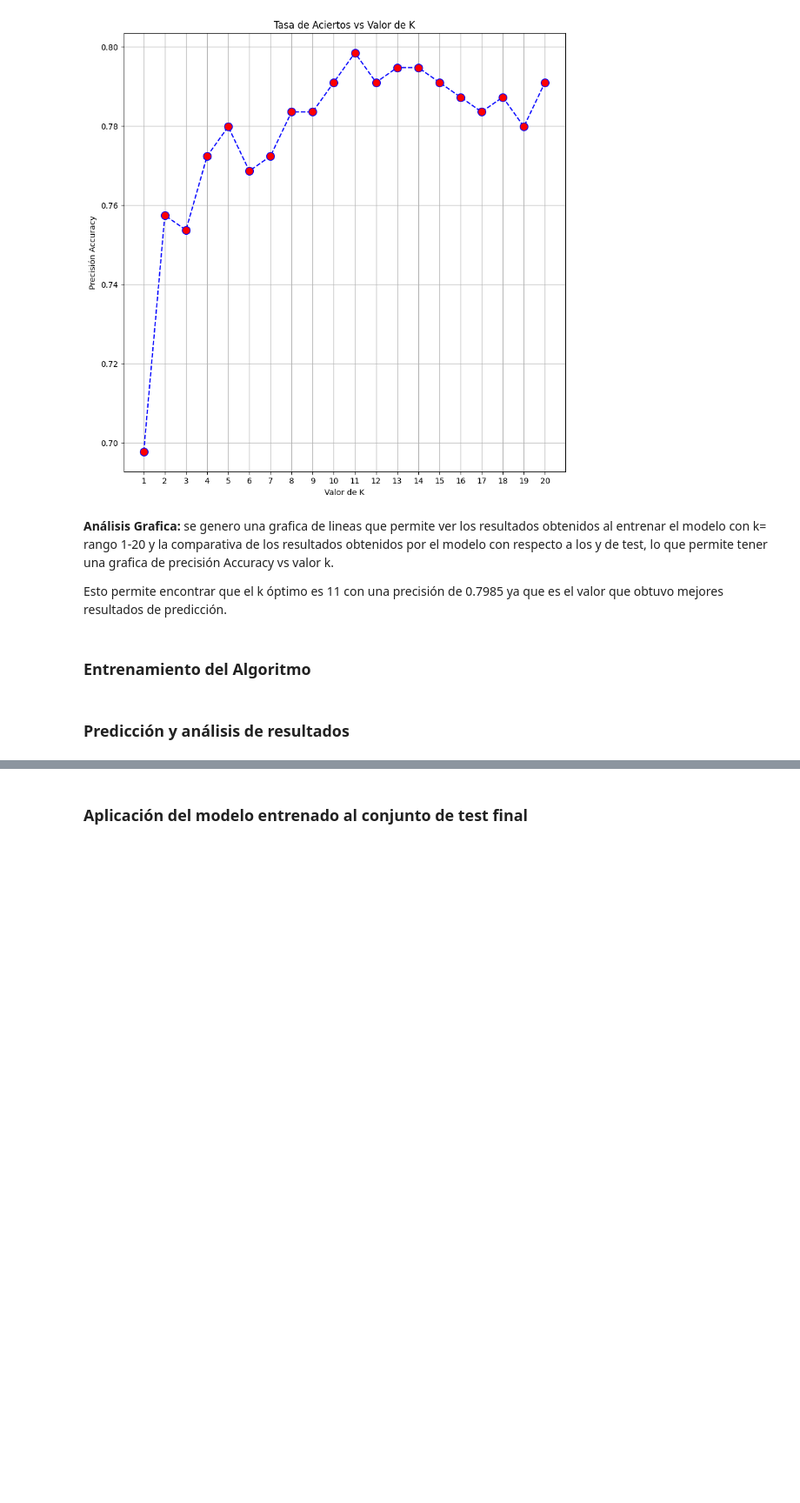
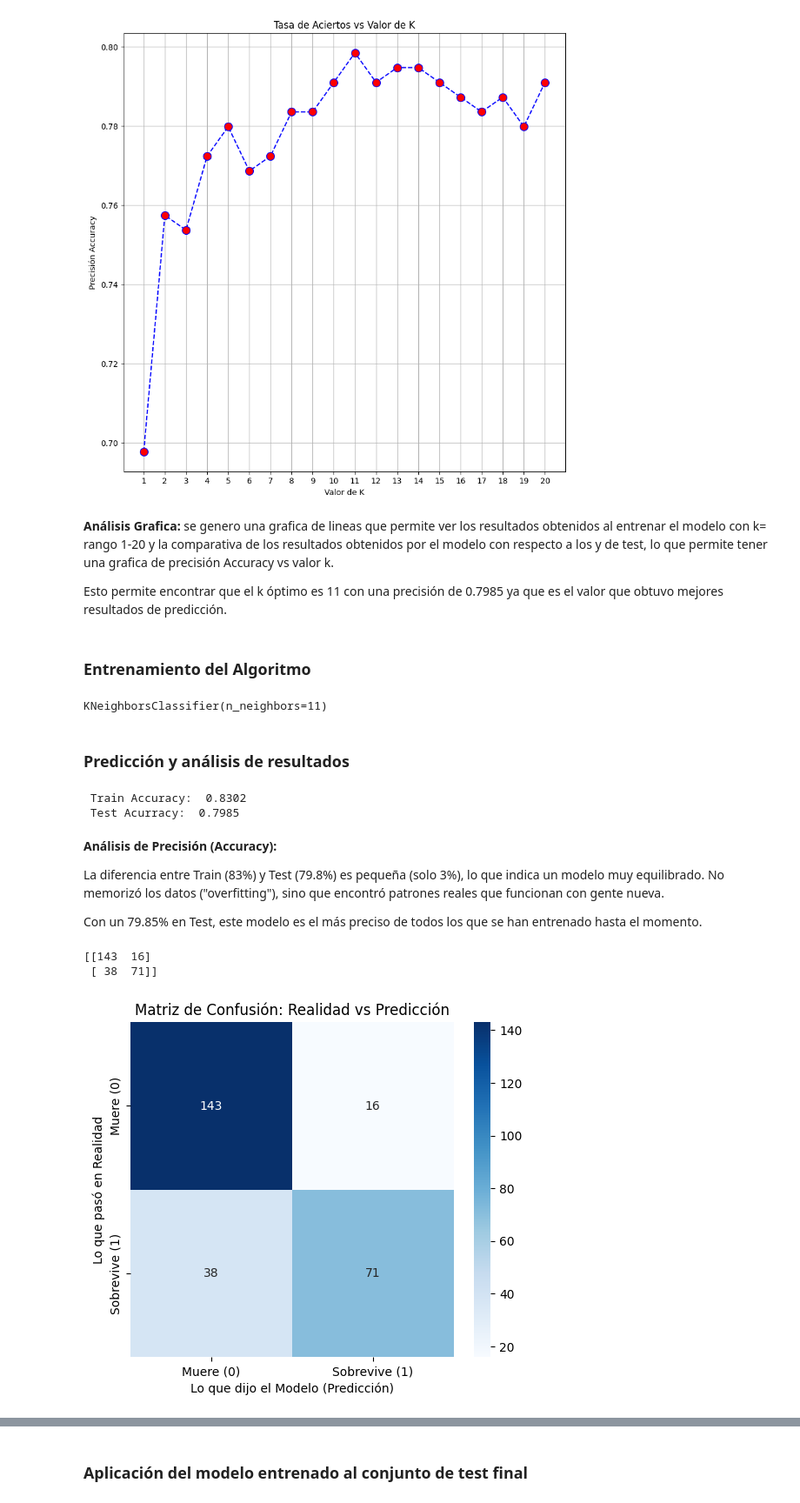
Before and after one commit to ivancepedagomez-sys/Proyecto_Titanic, a Jupyter notebook: Titanic_Project.ipynb, the cells around one changed output, grey strips where cells are left out. Shown at 87% size. Cells and saved outputs as stored; diff of their text form; code cells hidden in the pictures; blank space fills up the shorter version.

```diff
--- a/Titanic_Project.ipynb
+++ b/Titanic_Project.ipynb
@@ -2617,5 +2624,56 @@ plt.show
 Esto permite encontrar que el k óptimo es 11 con una precisión de 0.7985 ya que es el valor que obtuvo mejores resultados de predicción.
 # %% [markdown]
 ### Entrenamiento del Algoritmo
+# %%
+#creamos el objeto k= 11 obtenido del análisis anterior
+knn = KNeighborsClassifier(n_neighbors=11)
+# %%
+#entrenamiento del módelo
+knn.fit(X_train_KNN, Y_train_KNN)
+# %% [output]
+KNeighborsClassifier(n_neighbors=11)
 # %% [markdown]
 ### Predicción y análisis de resultados
+# %%
+#Predicción de las salidas para los conjntos de entrenamiento y conjunto de test
+y_pred_train_KNN = knn.predict(X_train_KNN)
+y_pred_test_KNN = knn.predict(X_test_KNN)
+# %%
+#Cálculo de accuracy (Precisión)
+acc_train_KNN = accuracy_score(Y_train_KNN, y_pred_train_KNN)
+acc_test_KNN = accuracy_score(Y_test_KNN, y_pred_test_KNN)
+
+print(f" Train Accuracy: {acc_train_KNN: .4f}")
+print(f" Test Acurracy: {acc_test_KNN: .4f}")
+# %% [output]
+ Train Accuracy:  0.8302
+ Test Acurracy:  0.7985
+# %% [markdown]
+**Análisis de Precisión (Accuracy):**
+
+La diferencia entre Train (83%) y Test (79.8%) es pequeña (solo 3%), lo que indica un modelo muy equilibrado. No memorizó los datos ("overfitting"), sino que encontró patrones reales que funcionan con gente nueva.
+
+Con un 79.85% en Test, este modelo es el más preciso de todos los que se han entrenado hasta el momento.
+# %%
+#Matris de confucción
+cm_KNN = confusion_matrix(Y_test_KNN, y_pred_test_KNN)
+print(cm_KNN)
+# %% [output]
+[[143  16]
+ [ 38  71]]
+# %%
+# Definimos las etiquetas para que sea fácil de leer
+etiquetas = ['Muere (0)', 'Sobrevive (1)']
+
+plt.figure(figsize=(6, 5))
+
+# Creamos el mapa de calor
+sns.heatmap(cm_KNN, annot=True, fmt='d', cmap='Blues',
+            xticklabels=etiquetas, yticklabels=etiquetas)
+
+plt.title('Matriz de Confusión: Realidad vs Predicción')
+plt.xlabel('Lo que dijo el Modelo (Predicción)')
+plt.ylabel('Lo que pasó en Realidad')
+plt.show()
+# %% [output]
+[figure, added]
```
Also changed, not shown: parts of 55 cells of this notebook.
